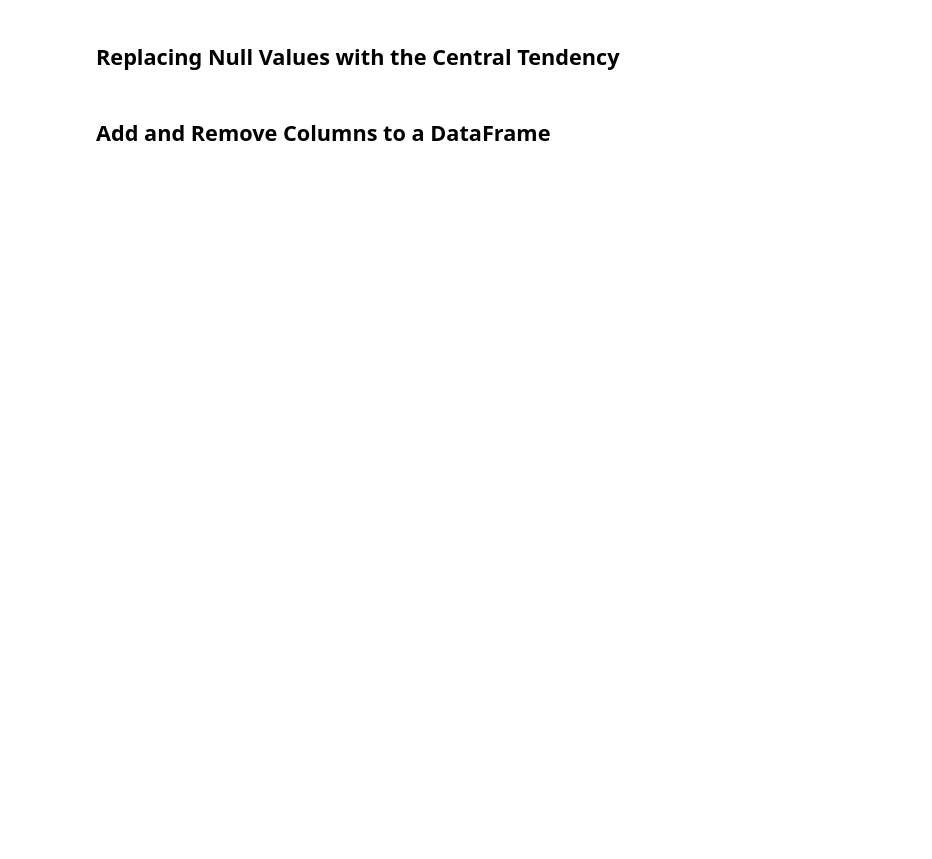
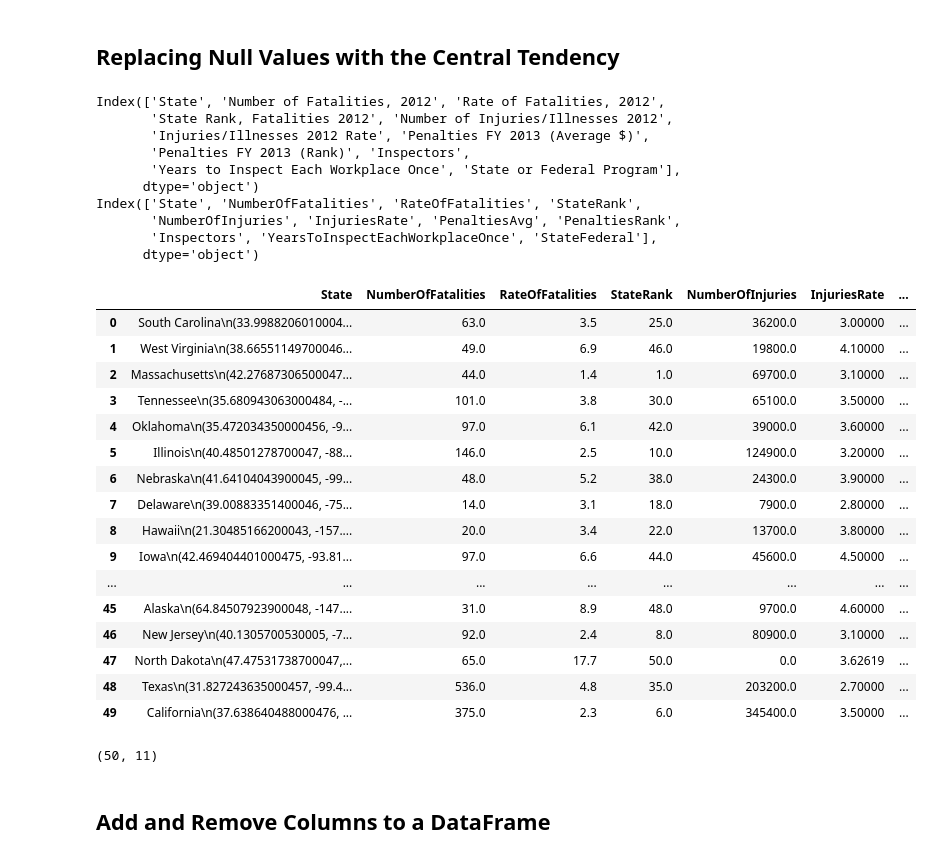
Before and after one commit to roitraining/PythonML, a Jupyter notebook: Ch04-DataPrep/04-01-DataPreparation.ipynb, the cells around one changed output. Cells and saved outputs as stored; diff of their text form; code cells hidden in the pictures; blank space fills up the shorter version.

```diff
--- a/Ch04-DataPrep/04-01-DataPreparation.ipynb
+++ b/Ch04-DataPrep/04-01-DataPreparation.ipynb
@@ -46,15 +123,54 @@ x.plot(kind='bar')
 # %%
 import pandas as pd
 fatal = pd.read_csv('2012_Workplace_Fatalities_by_State.csv')
 print (fatal.columns)
 fatal.columns = ['State', 'NumberOfFatalities', 'RateOfFatalities', 'StateRank', 'NumberOfInjuries', 'InjuriesRate', 'PenaltiesAvg', 'PenaltiesRank', 'Inspectors', 'YearsToInspectEachWorkplaceOnce', 'StateFederal']
-print (fatal.PenaltiesRank.mean())
-print (fatal.PenaltiesRank[48:])
-print (fatal.PenaltiesRank[48:].isnull())
-fatal.PenaltiesRank = fatal.PenaltiesRank.fillna(fatal.PenaltiesRank.mean())
-print (fatal.PenaltiesRank[48:])
-fatal.dropna(axis = 0, inplace = True)
+print (fatal.columns)
+#display(fatal)
+#display(fatal.dropna(how='all', axis = 0)) # drop rows where all are null
+fatal.dropna(how='all', axis = 0, inplace = True)
+fatal = fatal[fatal.State != 'Total or National, Average']
+fatal.NumberOfInjuries = fatal.NumberOfInjuries.fillna(0)
+fatal.InjuriesRate = fatal.InjuriesRate.fillna(fatal.InjuriesRate.mean())
+
+display(fatal)
+#display (fatal.describe())
+#fatal.describe().boxplot()
+# print (fatal.PenaltiesRank[48:])
+# print (fatal.PenaltiesRank[48:].isnull())
+# fatal.PenaltiesRank = fatal.PenaltiesRank.fillna(fatal.PenaltiesRank.mean())
+# print (fatal.PenaltiesRank[48:])
+# fatal.dropna(axis = 0, inplace = True)
 print (fatal.shape)
+# %% [output]
+Index(['State', 'Number of Fatalities, 2012', 'Rate of Fatalities, 2012',
+       'State Rank, Fatalities 2012', 'Number of Injuries/Illnesses 2012',
+       'Injuries/Illnesses 2012 Rate', 'Penalties FY 2013 (Average $)',
+       'Penalties FY 2013 (Rank)', 'Inspectors',
+       'Years to Inspect Each Workplace Once', 'State or Federal Program'],
+      dtype='object')
+Index(['State', 'NumberOfFatalities', 'RateOfFatalities', 'StateRank',
+       'NumberOfInjuries', 'InjuriesRate', 'PenaltiesAvg', 'PenaltiesRank',
+       'Inspectors', 'YearsToInspectEachWorkplaceOnce', 'StateFederal'],
+      dtype='object')
+|  | State | NumberOfFatalities | RateOfFatalities | StateRank | NumberOfInjuries | InjuriesRate | ... |
+| 0 | South Carolina\n(33.9988206010004... | 63.0 | 3.5 | 25.0 | 36200.0 | 3.00000 | ... |
+| 1 | West Virginia\n(38.66551149700046... | 49.0 | 6.9 | 46.0 | 19800.0 | 4.10000 | ... |
+| 2 | Massachusetts\n(42.27687306500047... | 44.0 | 1.4 | 1.0 | 69700.0 | 3.10000 | ... |
+| 3 | Tennessee\n(35.680943063000484, -... | 101.0 | 3.8 | 30.0 | 65100.0 | 3.50000 | ... |
+| 4 | Oklahoma\n(35.472034350000456, -9... | 97.0 | 6.1 | 42.0 | 39000.0 | 3.60000 | ... |
+| 5 | Illinois\n(40.48501278700047, -88... | 146.0 | 2.5 | 10.0 | 124900.0 | 3.20000 | ... |
+| 6 | Nebraska\n(41.64104043900045, -99... | 48.0 | 5.2 | 38.0 | 24300.0 | 3.90000 | ... |
+| 7 | Delaware\n(39.00883351400046, -75... | 14.0 | 3.1 | 18.0 | 7900.0 | 2.80000 | ... |
+| 8 | Hawaii\n(21.30485166200043, -157.... | 20.0 | 3.4 | 22.0 | 13700.0 | 3.80000 | ... |
+| 9 | Iowa\n(42.469404401000475, -93.81... | 97.0 | 6.6 | 44.0 | 45600.0 | 4.50000 | ... |
+| ... | ... | ... | ... | ... | ... | ... | ... |
+| 45 | Alaska\n(64.84507923900048, -147.... | 31.0 | 8.9 | 48.0 | 9700.0 | 4.60000 | ... |
+| 46 | New Jersey\n(40.1305700530005, -7... | 92.0 | 2.4 | 8.0 | 80900.0 | 3.10000 | ... |
+| 47 | North Dakota\n(47.47531738700047,... | 65.0 | 17.7 | 50.0 | 0.0 | 3.62619 | ... |
+| 48 | Texas\n(31.827243635000457, -99.4... | 536.0 | 4.8 | 35.0 | 203200.0 | 2.70000 | ... |
+| 49 | California\n(37.638640488000476, ... | 375.0 | 2.3 | 6.0 | 345400.0 | 3.50000 | ... |
+(50, 11)
 # %% [markdown]
 ## Add and Remove Columns to a DataFrame
 # %%
```
Also changed, not shown: parts of 14 cells of this notebook, 6 other files.
